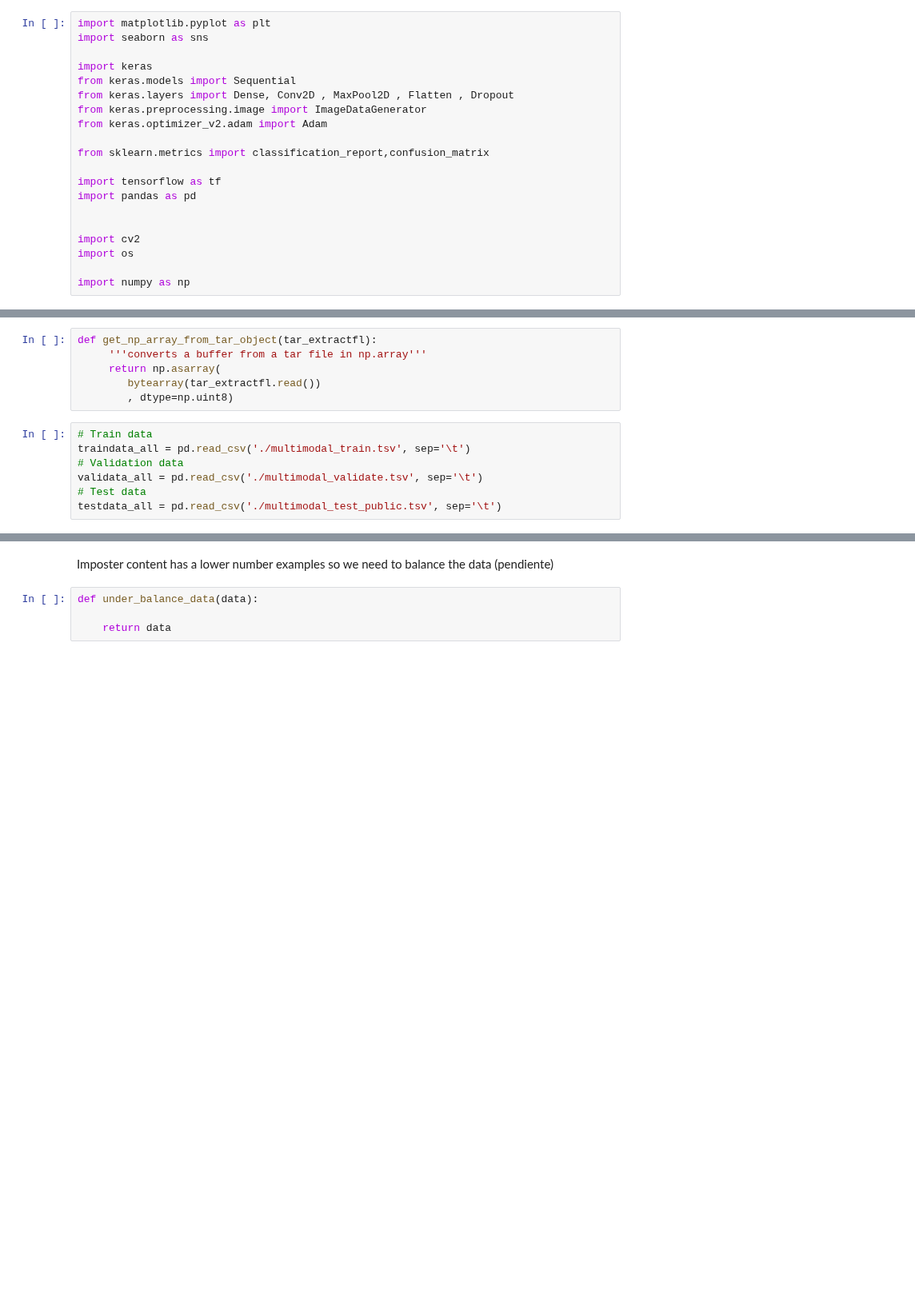
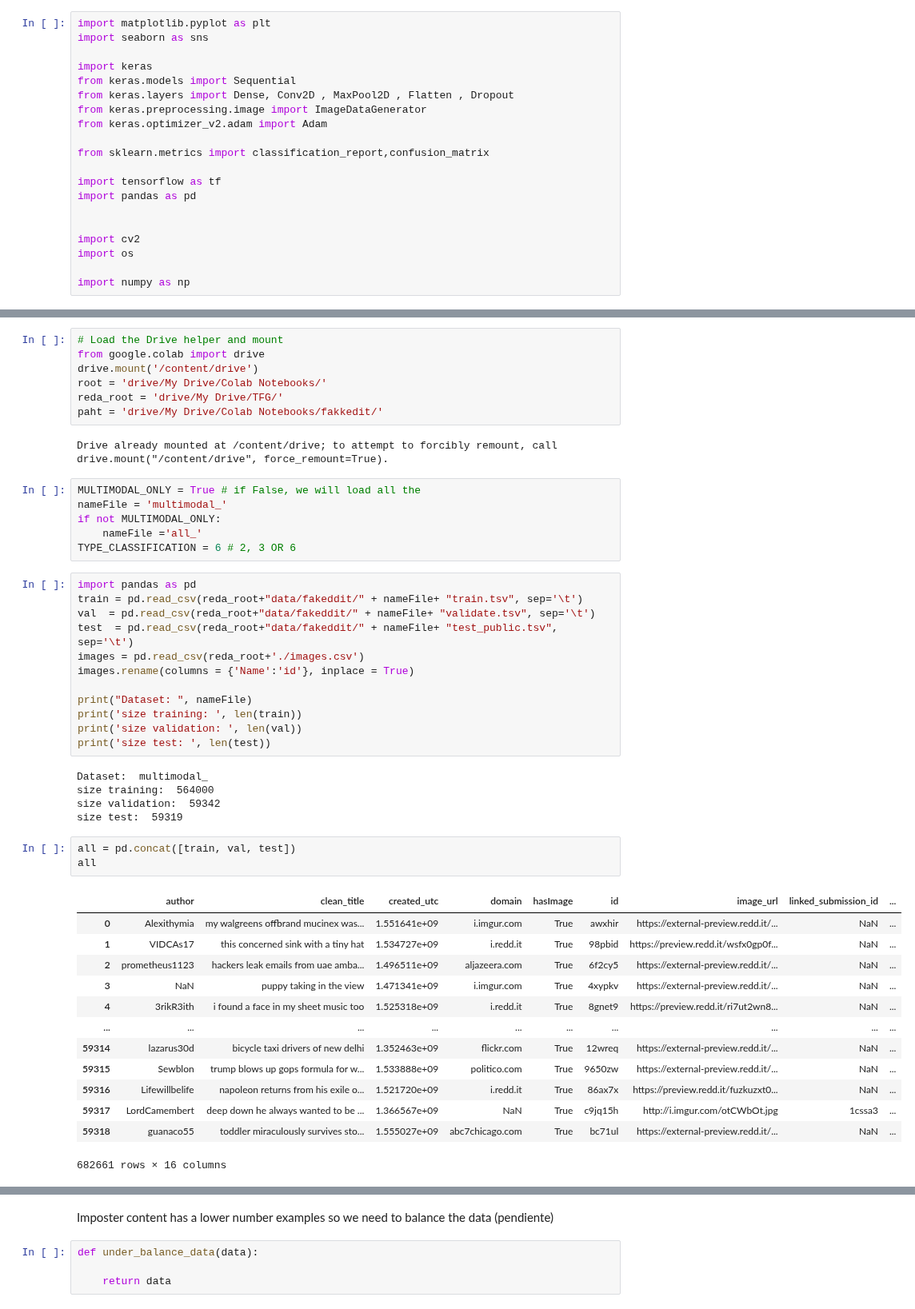
Before and after one commit to FlamanteGit/tfg_fakenews, a Jupyter notebook: multimodal.ipynb, the cells around one changed output, grey strips where cells are left out. Shown at 80% size. Cells and saved outputs as stored; diff of their text form; blank space fills up the shorter version.

```diff
--- a/multimodal.ipynb
+++ b/multimodal.ipynb
@@ -34,13 +21,49 @@ tar = tarfile.open("public_images.tar.bz2", "r:bz2")
-# %%
-def get_np_array_from_tar_object(tar_extractfl):
-     '''converts a buffer from a tar file in np.array'''
-     return np.asarray(
-        bytearray(tar_extractfl.read())
-        , dtype=np.uint8)
-# %%
-# Train data
-traindata_all = pd.read_csv('./multimodal_train.tsv', sep='\t')
-# Validation data
-validata_all = pd.read_csv('./multimodal_validate.tsv', sep='\t')
-# Test data
-testdata_all = pd.read_csv('./multimodal_test_public.tsv', sep='\t')
+# %%
+# Load the Drive helper and mount
+from google.colab import drive
+drive.mount('/content/drive')
+root = 'drive/My Drive/Colab Notebooks/'
+reda_root = 'drive/My Drive/TFG/'
+paht = 'drive/My Drive/Colab Notebooks/fakkedit/'
+# %% [output]
+Drive already mounted at /content/drive; to attempt to forcibly remount, call drive.mount("/content/drive", force_remount=True).
+# %%
+MULTIMODAL_ONLY = True # if False, we will load all the
+nameFile = 'multimodal_'
+if not MULTIMODAL_ONLY:
+    nameFile ='all_'
+TYPE_CLASSIFICATION = 6 # 2, 3 OR 6
+# %%
+import pandas as pd
+train = pd.read_csv(reda_root+"data/fakeddit/" + nameFile+ "train.tsv", sep='\t')
+val  = pd.read_csv(reda_root+"data/fakeddit/" + nameFile+ "validate.tsv", sep='\t')
+test  = pd.read_csv(reda_root+"data/fakeddit/" + nameFile+ "test_public.tsv", sep='\t')
+images = pd.read_csv(reda_root+'./images.csv')
+images.rename(columns = {'Name':'id'}, inplace = True)
+
+print("Dataset: ", nameFile)
+print('size training: ', len(train))
+print('size validation: ', len(val))
+print('size test: ', len(test))
+# %% [output]
+Dataset:  multimodal_
+size training:  564000
+size validation:  59342
+size test:  59319
+# %%
+all = pd.concat([train, val, test])
+all
+# %% [output]
+|  | author | clean_title | created_utc | domain | hasImage | id | image_url | linked_submission_id | ... |
+| 0 | Alexithymia | my walgreens offbrand mucinex was... | 1.551641e+09 | i.imgur.com | True | awxhir | https://external-preview.redd.it/... | NaN | ... |
+| 1 | VIDCAs17 | this concerned sink with a tiny hat | 1.534727e+09 | i.redd.it | True | 98pbid | https://preview.redd.it/wsfx0gp0f... | NaN | ... |
+| 2 | prometheus1123 | hackers leak emails from uae amba... | 1.496511e+09 | aljazeera.com | True | 6f2cy5 | https://external-preview.redd.it/... | NaN | ... |
+| 3 | NaN | puppy taking in the view | 1.471341e+09 | i.imgur.com | True | 4xypkv | https://external-preview.redd.it/... | NaN | ... |
+| 4 | 3rikR3ith | i found a face in my sheet music too | 1.525318e+09 | i.redd.it | True | 8gnet9 | https://preview.redd.it/ri7ut2wn8... | NaN | ... |
+| ... | ... | ... | ... | ... | ... | ... | ... | ... | ... |
+| 59314 | lazarus30d | bicycle taxi drivers of new delhi | 1.352463e+09 | flickr.com | True | 12wreq | https://external-preview.redd.it/... | NaN | ... |
+| 59315 | Sewblon | trump blows up gops formula for w... | 1.533888e+09 | politico.com | True | 9650zw | https://external-preview.redd.it/... | NaN | ... |
+| 59316 | Lifewillbelife | napoleon returns from his exile o... | 1.521720e+09 | i.redd.it | True | 86ax7x | https://preview.redd.it/fuzkuzxt0... | NaN | ... |
+| 59317 | LordCamembert | deep down he always wanted to be ... | 1.366567e+09 | NaN | True | c9jq15h | http://i.imgur.com/otCWbOt.jpg | 1cssa3 | ... |
+| 59318 | guanaco55 | toddler miraculously survives sto... | 1.555027e+09 | abc7chicago.com | True | bc71ul | https://external-preview.redd.it/... | NaN | ... |
+682661 rows × 16 columns
```
Also changed, not shown: parts of 15 cells of this notebook.
